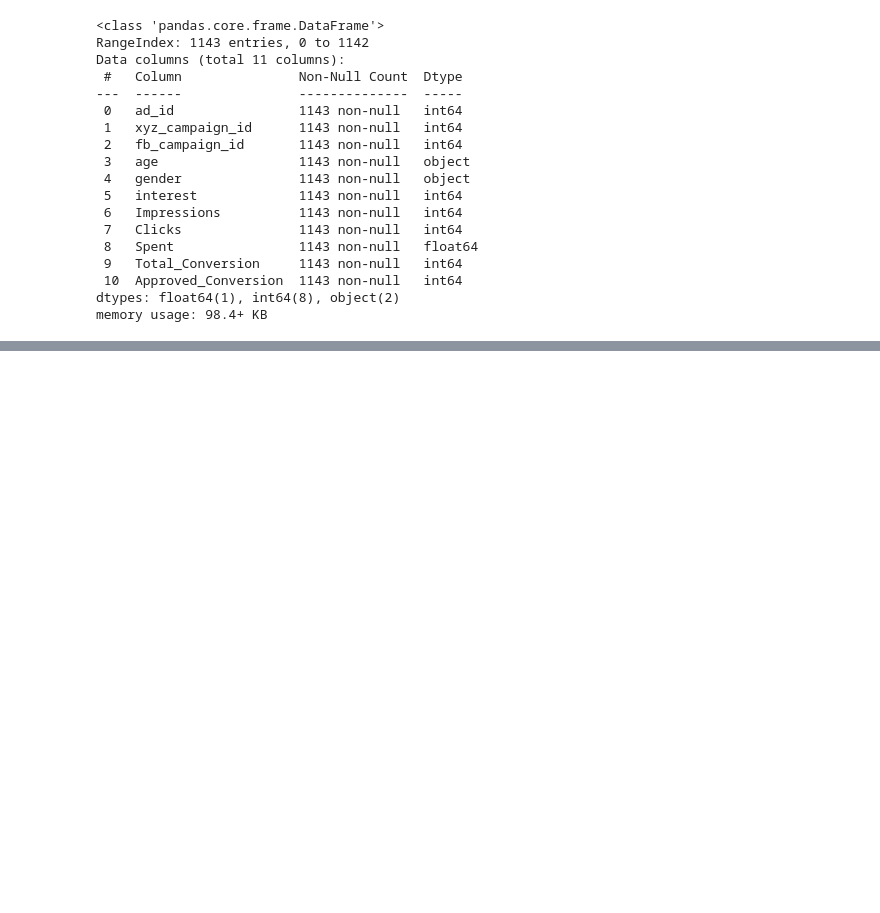
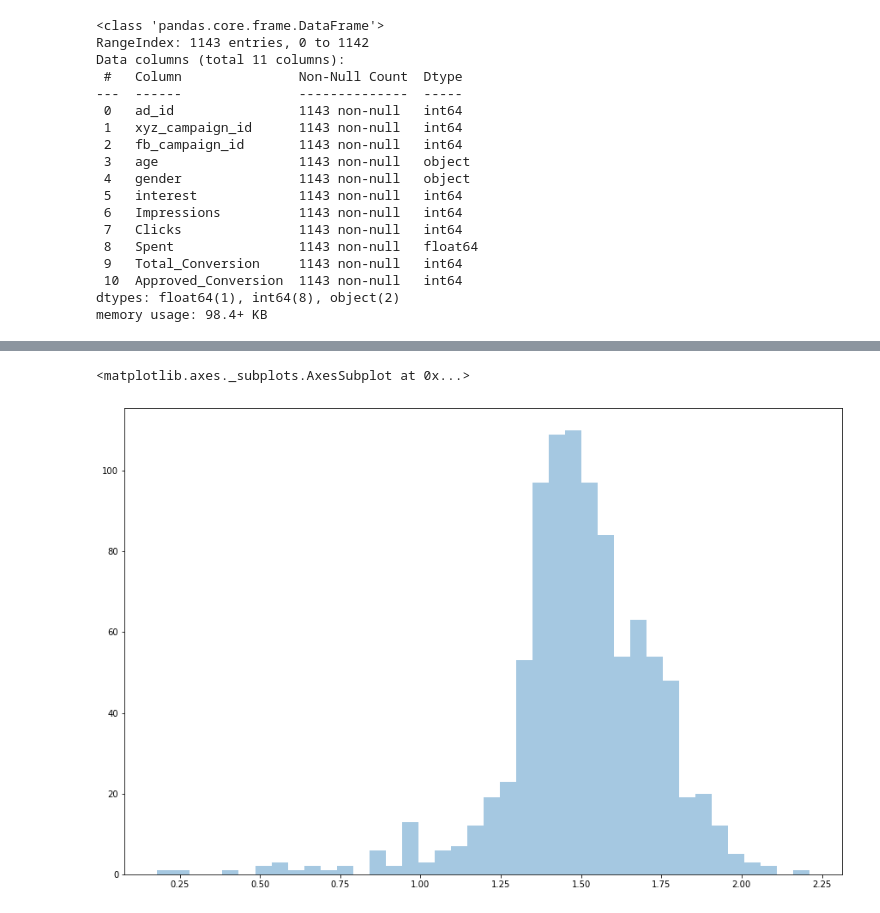
Before and after one commit to bkuspayev/python_repo, a Jupyter notebook: statistics/advertising_analysis/advertising_analysis.ipynb, the cells around one changed output, grey strips where cells are left out. Saved outputs shown, nothing was run; the diff lists cells and outputs as text; code cells hidden in the pictures; blank space fills up the shorter version.

```diff
--- a/statistics/advertising_analysis/advertising_analysis.ipynb
+++ b/statistics/advertising_analysis/advertising_analysis.ipynb
@@ -57,0 +124,2 @@ memory usage: 98.4+ KB
+# %%
+ad_data_cpc = ad_data.groupby('ad_id').agg({'Spent': 'sum'}).Spent / ad_data.groupby('ad_id').agg({'Clicks': 'sum'}).Clicks
@@ -57,0 +130,6 @@ memory usage: 98.4+ KB
+# %%
+plt.figure(figsize=(15,10))
+sns.distplot(ad_data_cpc.dropna(), kde=False)
+# %% [output]
+<matplotlib.axes._subplots.AxesSubplot at 0x...>
+[figure, added]
```
Also changed, not shown: parts of 25 cells of this notebook.
